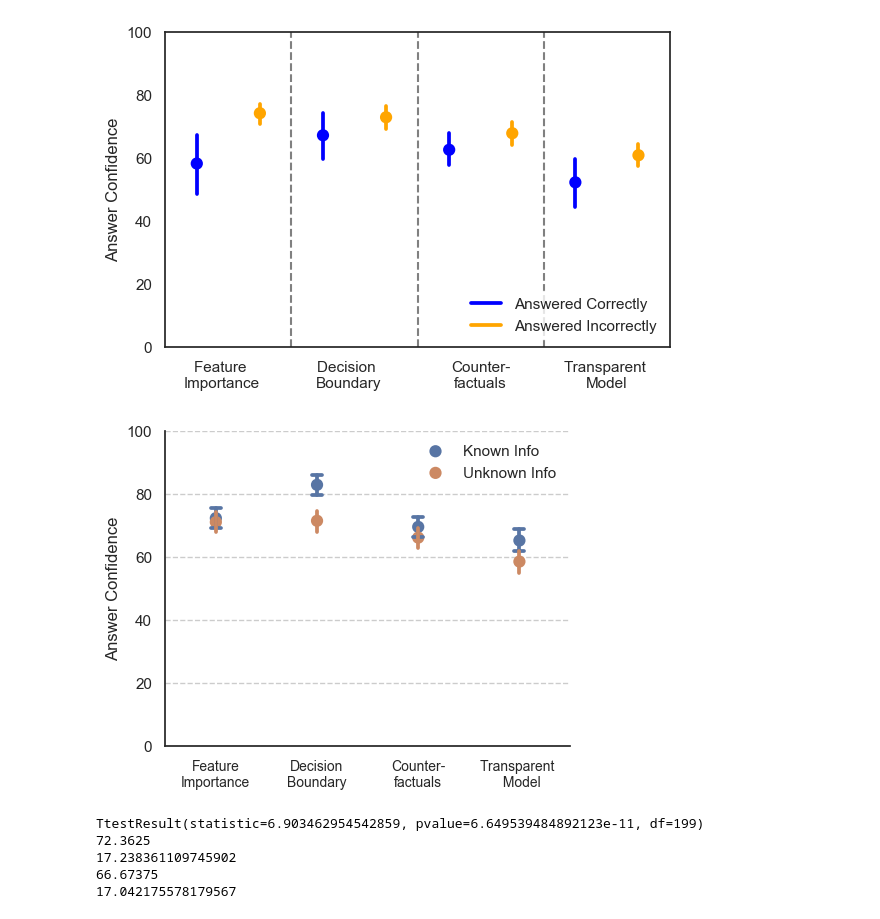
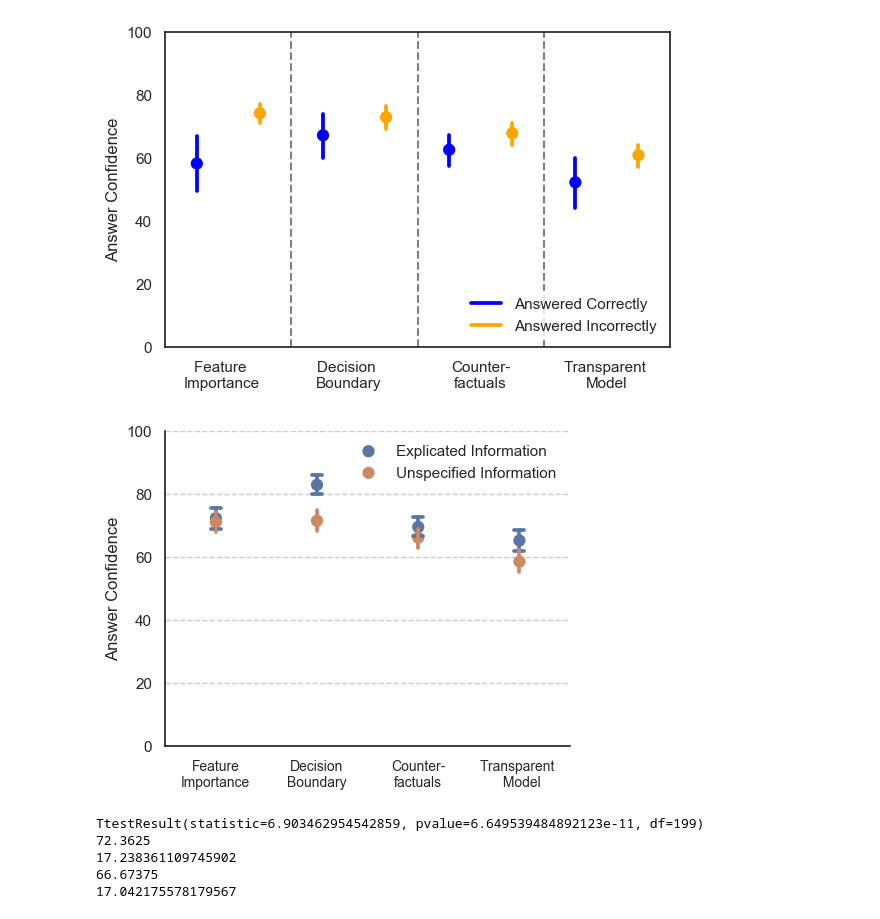
Before and after one commit to xuanxuanxuan-git/hcxai, a Jupyter notebook: survey_analysis.ipynb, the cells around one changed output. Drawn from its saved outputs; the diff is of its cells as text; code cells hidden in the pictures.

```diff
--- a/survey_analysis.ipynb
+++ b/survey_analysis.ipynb
@@ -1692,34 +1693,34 @@ p_conf_l4_ct = np.where(logreg_user_score["l4_ct"]==1, logreg_user_score["l4ct-c
 # %%
 figure, ax = plt.subplots(figsize=(5, 4))
 sns.color_palette("muted")
 sns.pointplot(
     data=[pd.concat([logreg_user_score["l1tf-conf"], dect_user_score["d1tf-conf"]]),
     pd.concat([logreg_user_score["l2tf-conf"], dect_user_score["d2tf-conf"]]),
     pd.concat([logreg_user_score["l3tf-conf"], dect_user_score["d3tf-conf"]]),
     pd.concat([logreg_user_score["l4tf-conf"], dect_user_score["d4tf-conf"]])],
-    errorbar=("ci", 95), capsize=.1, join=False, color="#5875a4", ax=ax, label="Known Info"
+    errorbar=("ci", 95), capsize=.1, join=False, color="#5875a4", ax=ax, label="Explicated Information"
 )
 
 sns.pointplot(
     data=[pd.concat([logreg_user_score["l1ct-conf"], dect_user_score["d1ct-conf"]]),
     pd.concat([logreg_user_score["l2ct-conf"], dect_user_score["d2ct-conf"]]),
     pd.concat([logreg_user_score["l3ct-conf"], dect_user_score["d3ct-conf"]]),
     pd.concat([logreg_user_score["l4ct-conf"], dect_user_score["d4ct-conf"]])],
-    errorbar=("ci", 95), capsize=0, join=False, color="#cc8963", ax=ax, label="Unknown Info"
+    errorbar=("ci", 95), capsize=0, join=False, color="#cc8963", ax=ax, label="Unspecified Information"
 )
 
 ax.set_ylim(0,100)
 ax.spines['top'].set_visible(False)
 ax.spines['right'].set_visible(False)
 ax.grid(linestyle="--", axis="y", zorder=-1)
 ax.set_ylabel("Answer Confidence")
 ax.set_xticklabels(labels =["Feature\nImportance", "Decision\nBoundary", "Counter-\nfactuals", "Transparent \n Model"], fontsize=10)
 ax.legend(edgecolor="white")
 plt.savefig("../figures/confidence_per_exp.pdf", dpi=300, transparent=True)
 plt.tight_layout()
 plt.show()
 # %% [output]
-[figure, old version]
+[figure, new version]
 # %%
 tf_avg_conf = logreg_user_score[["l1tf-conf", "l2tf-conf", "l3tf-conf", "l4tf-conf"]].mean(axis=1).tolist() + dect_user_score[["d1tf-conf", "d2tf-conf", "d3tf-conf", "d4tf-conf"]].mean(axis=1).tolist()
 
```
Also changed, not shown: parts of 14 cells of this notebook.
